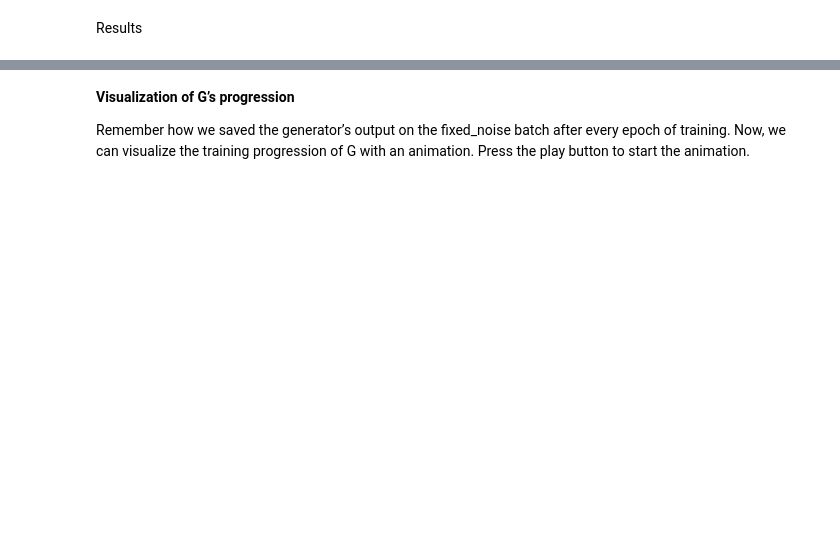
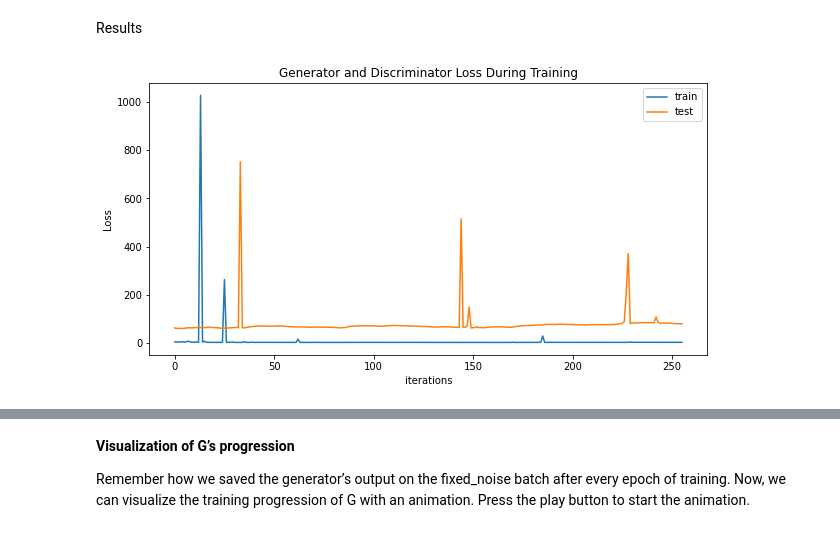
Before and after one commit to pankaj90382/TSAI-2, a Jupyter notebook: S7/VAE.ipynb, the cells around one changed output, grey strips where cells are left out. Cells and saved outputs as stored; diff of their text form; code cells hidden in the pictures; blank space fills up the shorter version.

```diff
--- a/S7/VAE.ipynb
+++ b/S7/VAE.ipynb
@@ -487,0 +378,41 @@ for epoch in range(num_epochs):
+# %%
+trainloss=[]
+testloss=[]
+img_list=[]
+def train(epoch):
+    vae.train()
+    train_loss = 0
+    for batch_idx, (data, _) in enumerate(trainloader):
+        data = data.to(device)
+        optimizer.zero_grad()
+        loss = vae.loss_function(*vae(data), M_N=batch_size/len(trainset))
+        loss['loss'].backward()
+        train_loss += loss['loss'].item()
+        optimizer.step()
+        if batch_idx % 4 == 0:
+            print('Train Epoch: {} [{}/{} ({:.0f}%)]\tLoss: {:.6f}\tRecLoss: {:.6f}\tKLDLoss: {:.6f}'.format(
+                epoch, batch_idx * len(data), len(trainloader.dataset),
+                100. * batch_idx / len(trainloader),
+                loss['loss'].item() / len(data), loss['Reconstruction_Loss'].item()/len(data), loss['KLD'].item()/len(data)))
+    trainloss.append(train_loss / len(trainloader.dataset))
+    print('====> Epoch: {} Average loss: {:.4f}'.format(
+          epoch, train_loss / len(trainloader.dataset)))
+
+def test(epoch):
+    vae.eval()
+    test_loss = 0
+    with torch.no_grad():
+        for i, (data, _) in enumerate(testloader):
+            data = data.to(device)
+            results = vae(data)
+            test_loss += vae.loss_function(*results, M_N=batch_size/len(testset))['loss'].item()
+            if i == 0:
+                n = min(data.size(0), 8)
+                comparison = torch.cat([results[1][:n],
+                                      results[0][:n]])
+                img_list.append(vutils.make_grid(comparison.cpu(), padding=2, normalize=True))
+                vutils.save_image(comparison.cpu(),
+                         'results/reconstruction_' + f'{epoch:04}' + '.jpg', nrow=n, normalize=True)
+    test_loss /= len(testloader.dataset)
+    print('====> Test set loss: {:.4f}'.format(test_loss))
+    testloss.append(test_loss)
@@ -503,12 +469,14 @@ Results
 # %%
 plt.figure(figsize=(10,5))
 plt.title("Generator and Discriminator Loss During Training")
-plt.plot(G_losses,label="G")
-plt.plot(D_losses,label="D")
+plt.plot(trainloss[10:266],label="train")
+plt.plot(testloss[10:266],label="test")
 plt.xlabel("iterations")
 plt.ylabel("Loss")
 plt.legend()
 plt.show()
+# %% [output]
+[figure, added]
 # %%
 def smooth_curv(scalars, weight):  # Weight between 0 and 1
     last = scalars[0]  # First value in the plot (first timestep)
```
Also changed, not shown: parts of 24 cells of this notebook.
